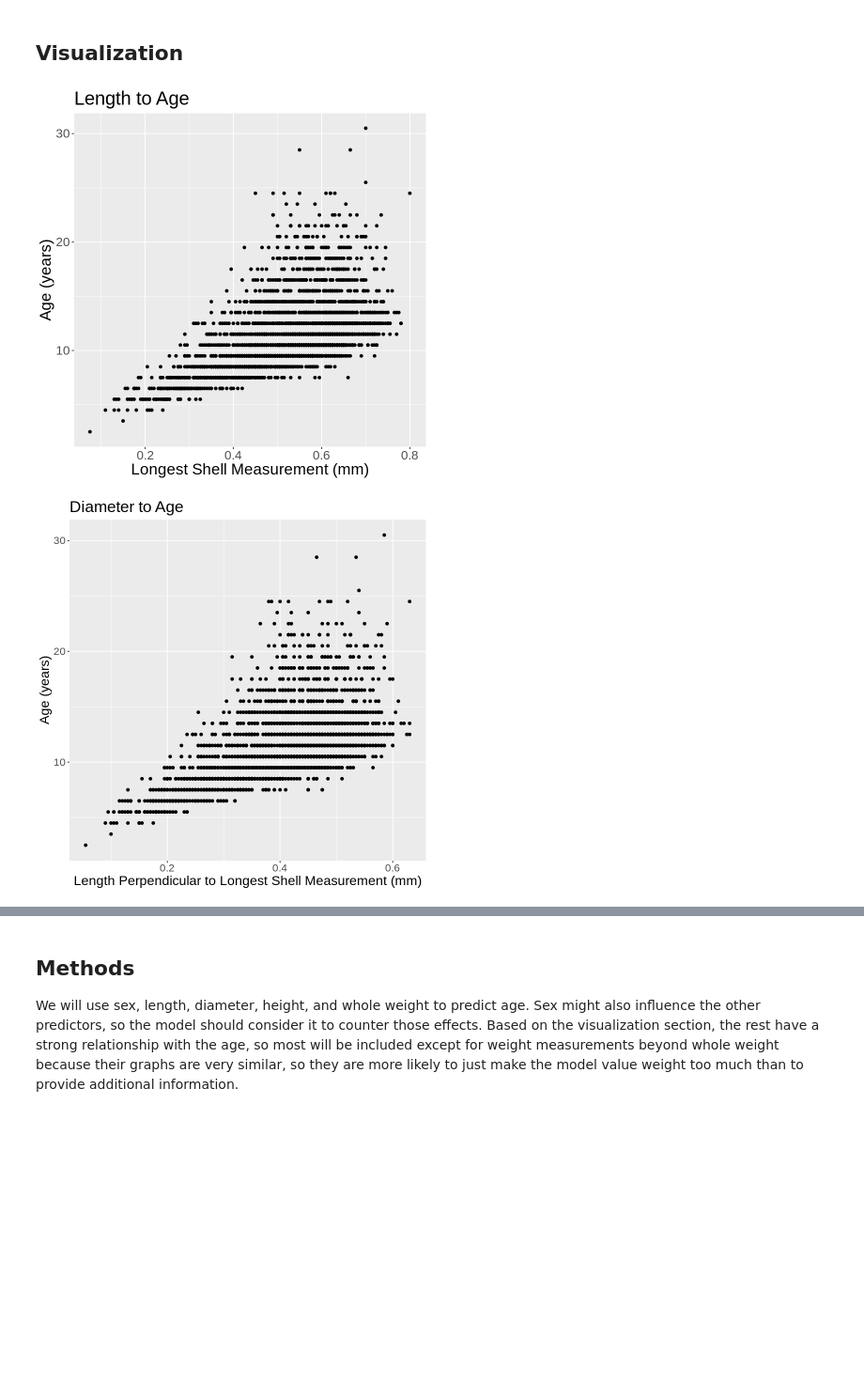
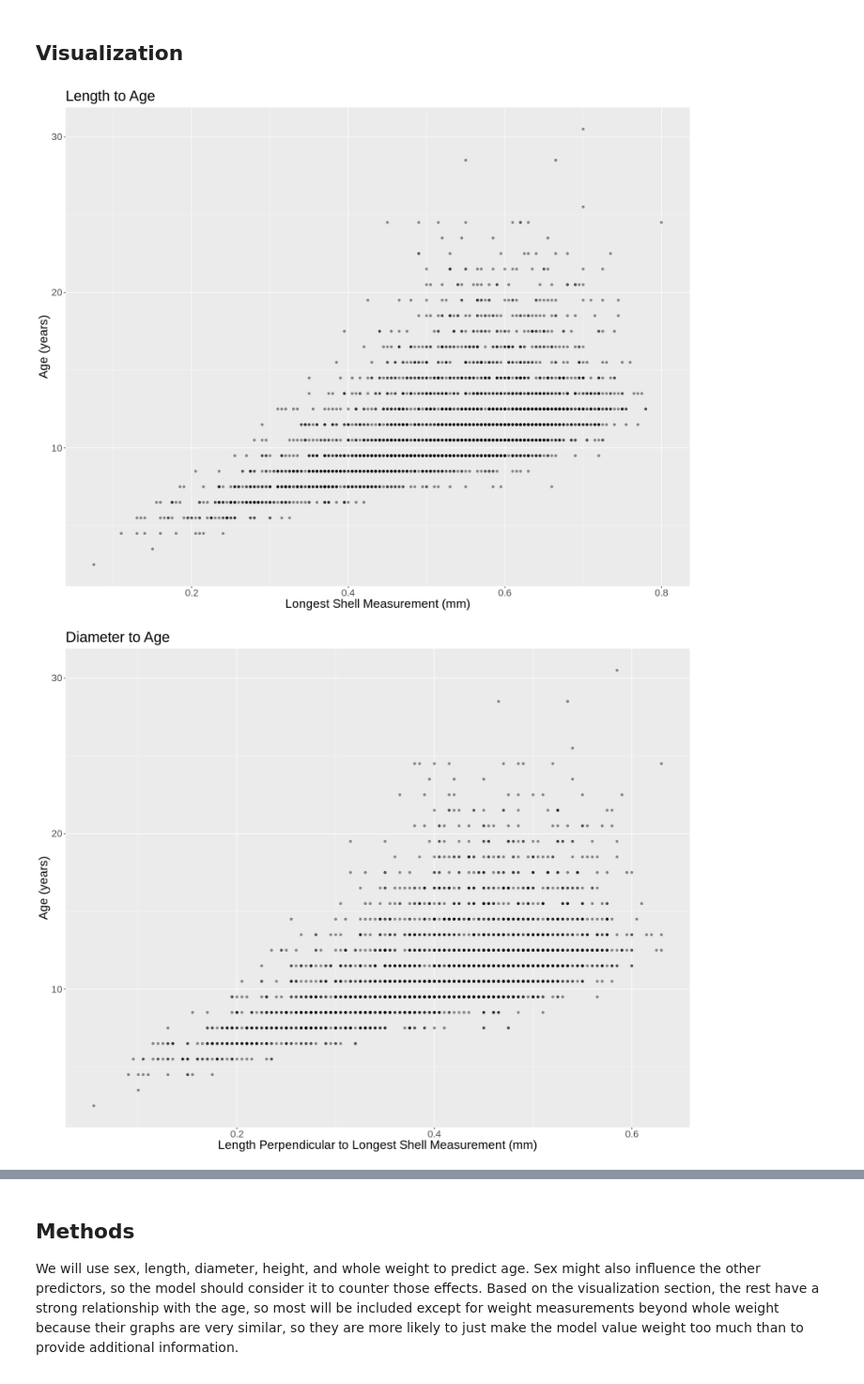
Before and after one commit to BrittonHelfert/DSCI-100-Group-Project, a Jupyter notebook: proposal.ipynb, the cells around one changed output, grey strips where cells are left out. Shown at 94% size. Saved outputs shown, nothing was run; the diff lists cells and outputs as text; code cells hidden in the pictures; blank space fills up the shorter version.

Commit message:
Adjusted scatter plot opacity and size.

```diff
--- a/proposal.ipynb
+++ b/proposal.ipynb
@@ -124,9 +125,10 @@ A tibble: 3 × 8
 # %% [markdown]
 ## Visualization
 # %%
+options(repr.plot.width = 15, repr.plot.height = 12)
 age_length <- abalone_training %>%
 ggplot(aes(x = length, y = age)) +
-geom_point() +
+geom_point(alpha = 0.4) +
 labs(x = "Longest Shell Measurement (mm)", y = "Age (years)") +
 theme(text = element_text(size = 20)) +
 ggtitle("Length to Age")
@@ -134,51 +136,51 @@ age_length
 
 age_diameter <- abalone_training %>%
 ggplot(aes(x = diameter, y = age)) +
-geom_point() +
+geom_point(alpha = 0.4) +
 labs(x = "Length Perpendicular to Longest Shell Measurement (mm)", y = "Age (years)") +
-theme(text = element_text(size = 17)) +
+theme(text = element_text(size = 20)) +
 ggtitle("Diameter to Age")
 age_diameter
 
 age_height <- abalone_training %>%
 ggplot(aes(x = height, y = age)) +
-geom_point() +
+geom_point(alpha = 0.4) +
 labs(x = "Height With Meat in Shell (mm)", y = "Age (years)") +
 theme(text = element_text(size = 20)) +
 ggtitle("Height to Age")
 age_height
 
 age_whole <- abalone_training %>%
 ggplot(aes(x = whole_weight, y = age)) +
-geom_point() +
+geom_point(alpha = 0.4) +
 labs(x = "Whole Weight (g)", y = "Age (years)") +
 theme(text = element_text(size = 20)) +
 ggtitle("Whole Weight to Age")
 age_whole
 
 age_shucked <- abalone_training %>%
 ggplot(aes(x = shucked_weight, y = age)) +
-geom_point() +
+geom_point(alpha = 0.4) +
 labs(x = "Shucked Weight (g)", y = "Age (years)") +
 theme(text = element_text(size = 20)) +
 ggtitle("Shucked Weight to Age")
 age_shucked
 
 age_viscera <- abalone_training %>%
 ggplot(aes(x = viscera_weight, y = age)) +
-geom_point() +
+geom_point(alpha = 0.4) +
 labs(x = "Viscera Weight (g)", y = "Age (years)") +
 theme(text = element_text(size = 20)) +
 ggtitle("Viscera Weight to Age")
 age_viscera
 
 age_shell <- abalone_training %>%
 ggplot(aes(x = whole_weight, y = age)) +
-geom_point() +
+geom_point(alpha = 0.4) +
 labs(x = "Dried Shell Weight (g)", y = "Age (years)") +
 theme(text = element_text(size = 20)) +
 ggtitle("Shell Weight to Age")
 age_shell
 # %% [output]
-[figure, old version]
+[figure, new version]
-[figure, old version]
+[figure, new version]
```
Also changed, not shown: parts of 2 cells of this notebook.
